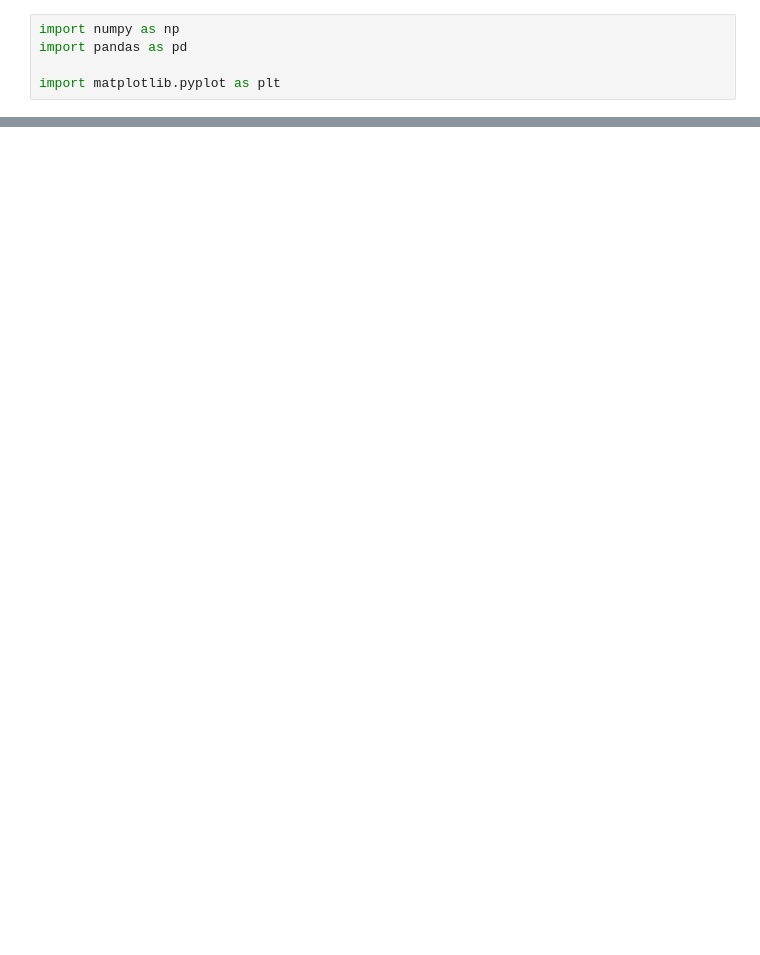
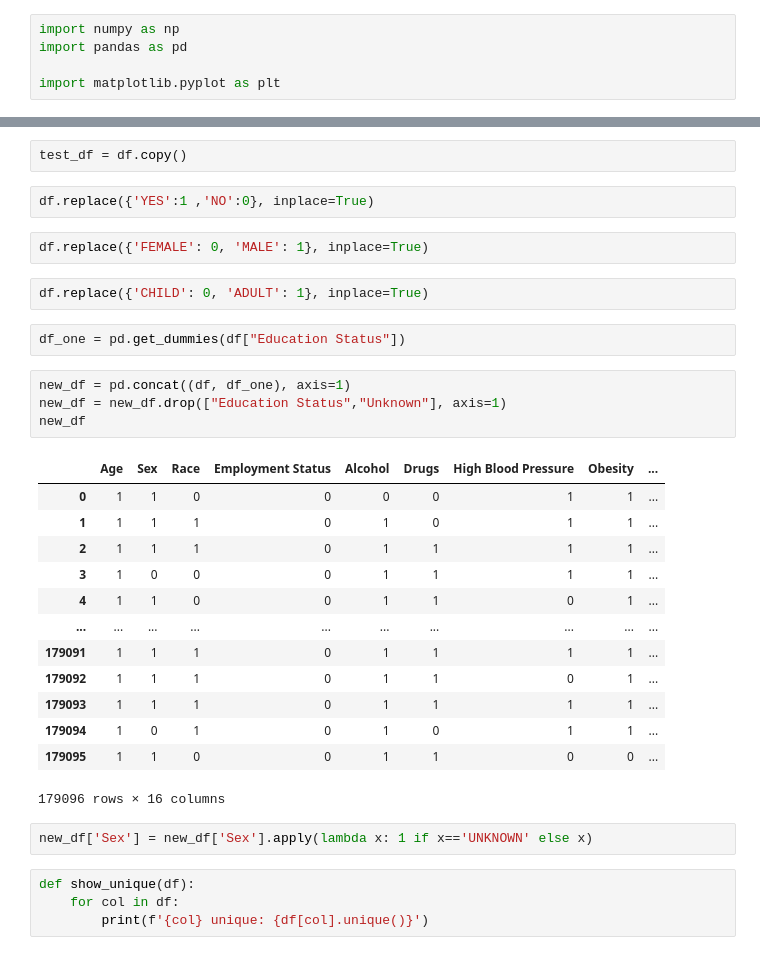
Before and after one commit to HarshitJain28/MDD, a Jupyter notebook: MDD.ipynb, the cells around one changed output, grey strips where cells are left out. Cells and saved outputs as stored; diff of their text form; blank space fills up the shorter version.

```diff
--- a/MDD.ipynb
+++ b/MDD.ipynb
@@ -37,0 +28,34 @@ def check(x,df):
+# %%
+test_df = df.copy()
+# %%
+df.replace({'YES':1 ,'NO':0}, inplace=True)
+# %%
+df.replace({'FEMALE': 0, 'MALE': 1}, inplace=True)
+# %%
+df.replace({'CHILD': 0, 'ADULT': 1}, inplace=True)
+# %%
+df_one = pd.get_dummies(df["Education Status"])
+# %%
+new_df = pd.concat((df, df_one), axis=1)
+new_df = new_df.drop(["Education Status","Unknown"], axis=1)
+new_df
+# %% [output]
+|  | Age | Sex | Race | Employment Status | Alcohol | Drugs | High Blood Pressure | Obesity | ... |
+| 0 | 1 | 1 | 0 | 0 | 0 | 0 | 1 | 1 | ... |
+| 1 | 1 | 1 | 1 | 0 | 1 | 0 | 1 | 1 | ... |
+| 2 | 1 | 1 | 1 | 0 | 1 | 1 | 1 | 1 | ... |
+| 3 | 1 | 0 | 0 | 0 | 1 | 1 | 1 | 1 | ... |
+| 4 | 1 | 1 | 0 | 0 | 1 | 1 | 0 | 1 | ... |
+| ... | ... | ... | ... | ... | ... | ... | ... | ... | ... |
+| 179091 | 1 | 1 | 1 | 0 | 1 | 1 | 1 | 1 | ... |
+| 179092 | 1 | 1 | 1 | 0 | 1 | 1 | 0 | 1 | ... |
+| 179093 | 1 | 1 | 1 | 0 | 1 | 1 | 1 | 1 | ... |
+| 179094 | 1 | 0 | 1 | 0 | 1 | 0 | 1 | 1 | ... |
+| 179095 | 1 | 1 | 0 | 0 | 1 | 1 | 0 | 0 | ... |
+179096 rows × 16 columns
+# %%
+new_df['Sex'] = new_df['Sex'].apply(lambda x: 1 if x=='UNKNOWN' else x)
+# %%
+def show_unique(df):
+    for col in df:
+        print(f'{col} unique: {df[col].unique()}')
```
Also changed, not shown: parts of 18 cells of this notebook.
